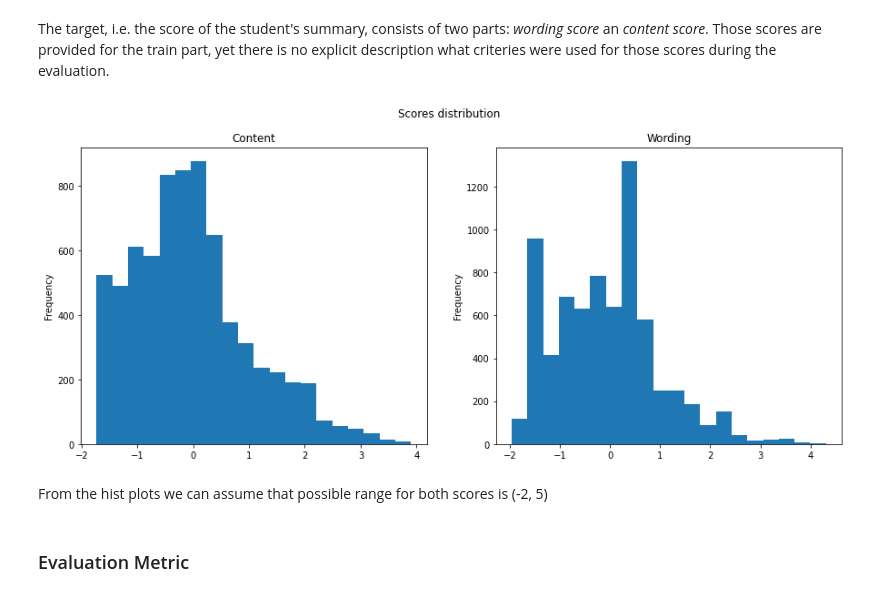
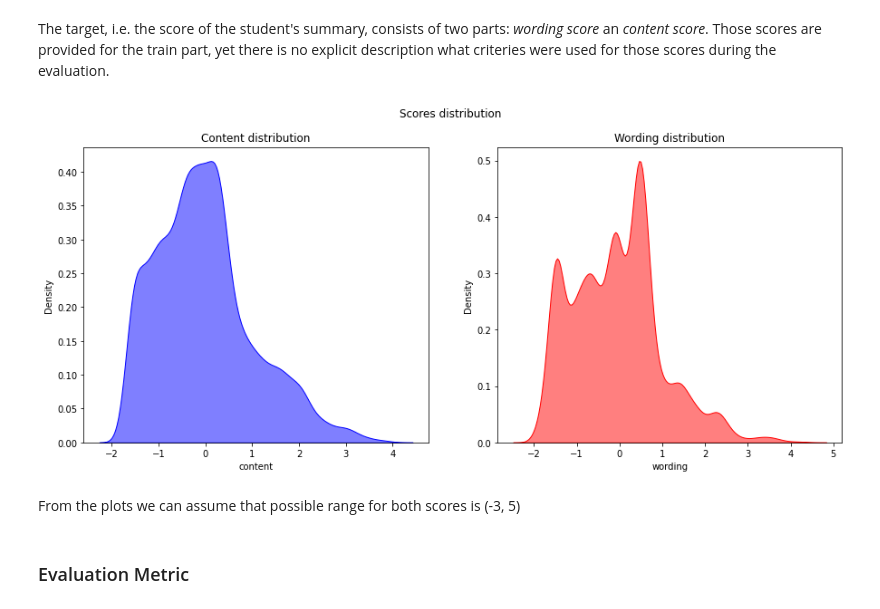
Before and after one commit to EvgeniyAzarov/iasa_nlp_homeworks, a Jupyter notebook: HW1_formalization_of_ml_task/hw1.ipynb, the cells around one changed output. Cells and saved outputs as stored; diff of their text form; code cells hidden in the pictures.

```diff
--- a/HW1_formalization_of_ml_task/hw1.ipynb
+++ b/HW1_formalization_of_ml_task/hw1.ipynb
@@ -58,13 +64,15 @@ os.listdir("../data/commonlit-evaluate-student-summaries/")
  'prompts_train.csv',
  'summaries_test.csv']
 # %%
-prompts_train = pd.read_csv("../data/commonlit-evaluate-student-summaries/prompts_train.csv")
-summaries_train = pd.read_csv("../data/commonlit-evaluate-student-summaries/summaries_train.csv")
+dir = "../data/"
+# dir = "/kaggle/input/"
+prompts_train = pd.read_csv(os.path.join(dir, "commonlit-evaluate-student-summaries/prompts_train.csv"))
+summaries_train = pd.read_csv(os.path.join(dir, "commonlit-evaluate-student-summaries/summaries_train.csv"))
 
-prompts_test = pd.read_csv("../data/commonlit-evaluate-student-summaries/prompts_test.csv")
-summaries_test = pd.read_csv("../data/commonlit-evaluate-student-summaries/summaries_test.csv")
+prompts_test = pd.read_csv(os.path.join(dir, "commonlit-evaluate-student-summaries/prompts_test.csv"))
+summaries_test = pd.read_csv(os.path.join(dir, "commonlit-evaluate-student-summaries/summaries_test.csv"))
 
-sample_submission = pd.read_csv("../data/commonlit-evaluate-student-summaries/sample_submission.csv")
+sample_submission = pd.read_csv(os.path.join(dir, "commonlit-evaluate-student-summaries/sample_submission.csv"))
 # %%
 prompts_train.shape, summaries_train.shape
 # %% [output]
@@ -118,16 +126,17 @@ The target, i.e. the score of the student's summary, consists of two parts: *wor
 # %%
 fig, axs = plt.subplots(nrows=1, ncols=2, figsize=(15, 6))
 
-axs[0].set_title("Content")
-axs[1].set_title("Wording")
-summaries_train['content'].plot(kind='hist', bins=20, ax=axs[0])
-summaries_train['wording'].plot(kind='hist', bins=20, ax=axs[1])
+axs[0].set_title("Content distribution")
+axs[1].set_title("Wording distribution")
+sns.kdeplot(data=summaries_train, x="content",color="b", alpha=.5, fill=True, ax=axs[0])
+sns.kdeplot(data=summaries_train, x="wording",color="r", alpha=.5, fill=True, ax=axs[1])
+
 plt.suptitle("Scores distribution")
 plt.show()
 # %% [output]
-[figure, old version]
+[figure, new version]
 # %% [markdown]
-From the hist plots we can assume that possible range for both scores is (-2, 5)
+From the plots we can assume that possible range for both scores is (-3, 5)
 # %% [markdown]
 ### Evaluation Metric
 # %% [markdown]
```
Also changed, not shown: parts of 50 cells of this notebook, 1 other file.
